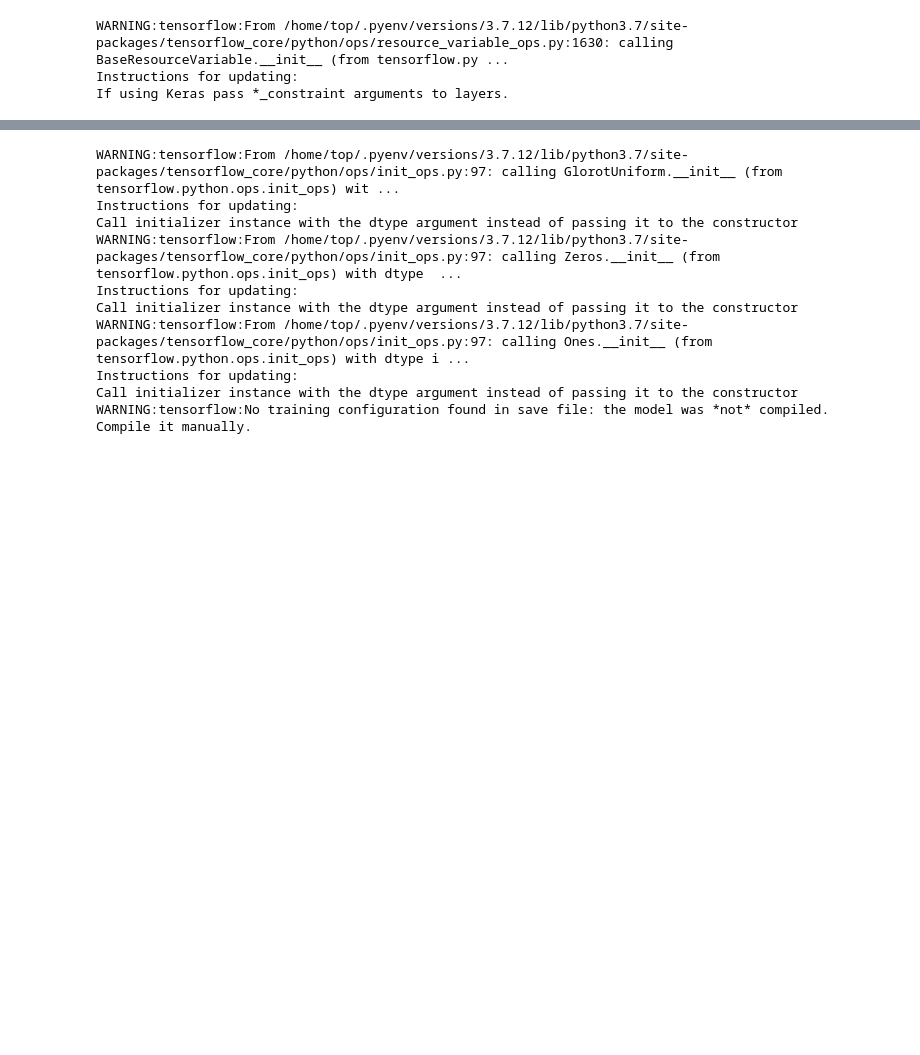
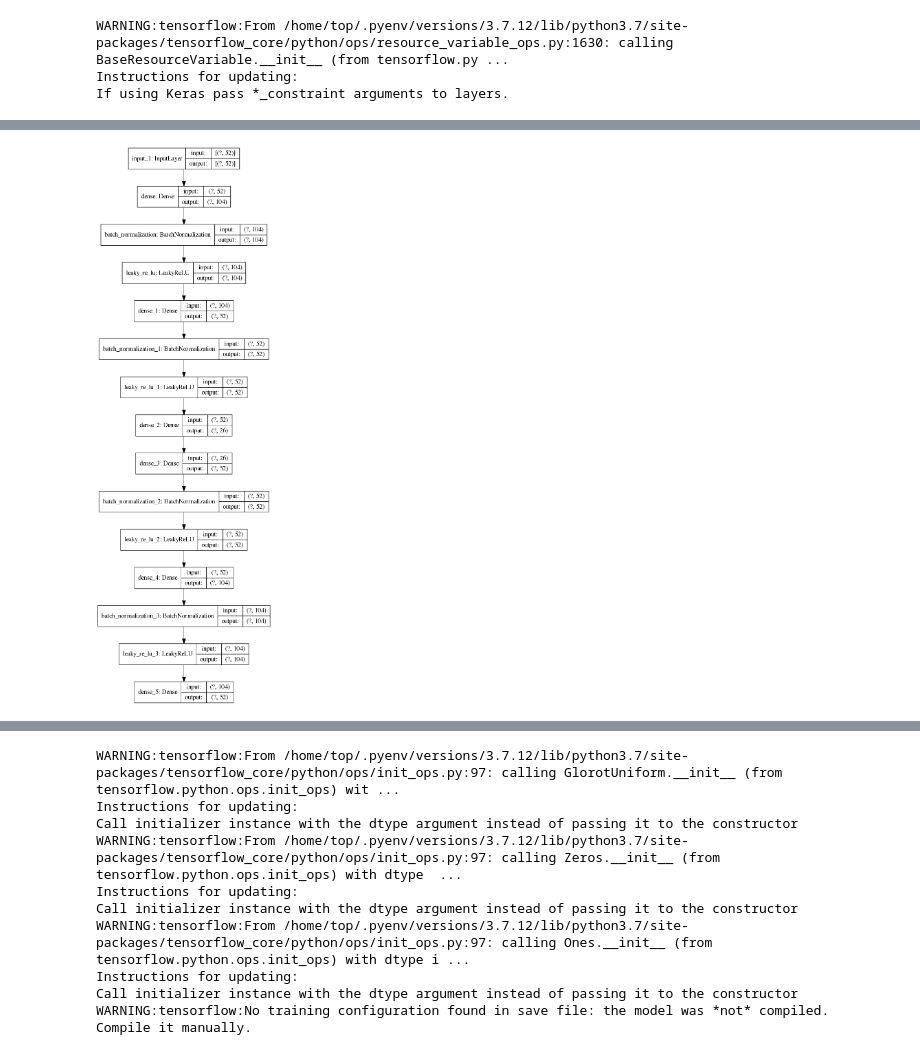
Before and after one commit to yalvactop/anomaly_detection_in_indestrial_control_systems, a Jupyter notebook: tulog/ae_encoder.ipynb, the cells around one changed output, grey strips where cells are left out. Saved outputs shown, nothing was run; the diff lists cells and outputs as text; code cells hidden in the pictures; blank space fills up the shorter version.

```diff
--- a/tulog/ae_encoder.ipynb
+++ b/tulog/ae_encoder.ipynb
@@ -62 +85,6 @@ output = Dense(n_inputs, activation='linear')(d)
+# %%
+from tensorflow.keras.utils import plot_model
+plot_model(model, 'autoencoder_compress.png', show_shapes=True)
+# %% [output]
+[figure, added]
 # %%
```
Also changed, not shown: parts of 5 cells of this notebook, 4 other files.
